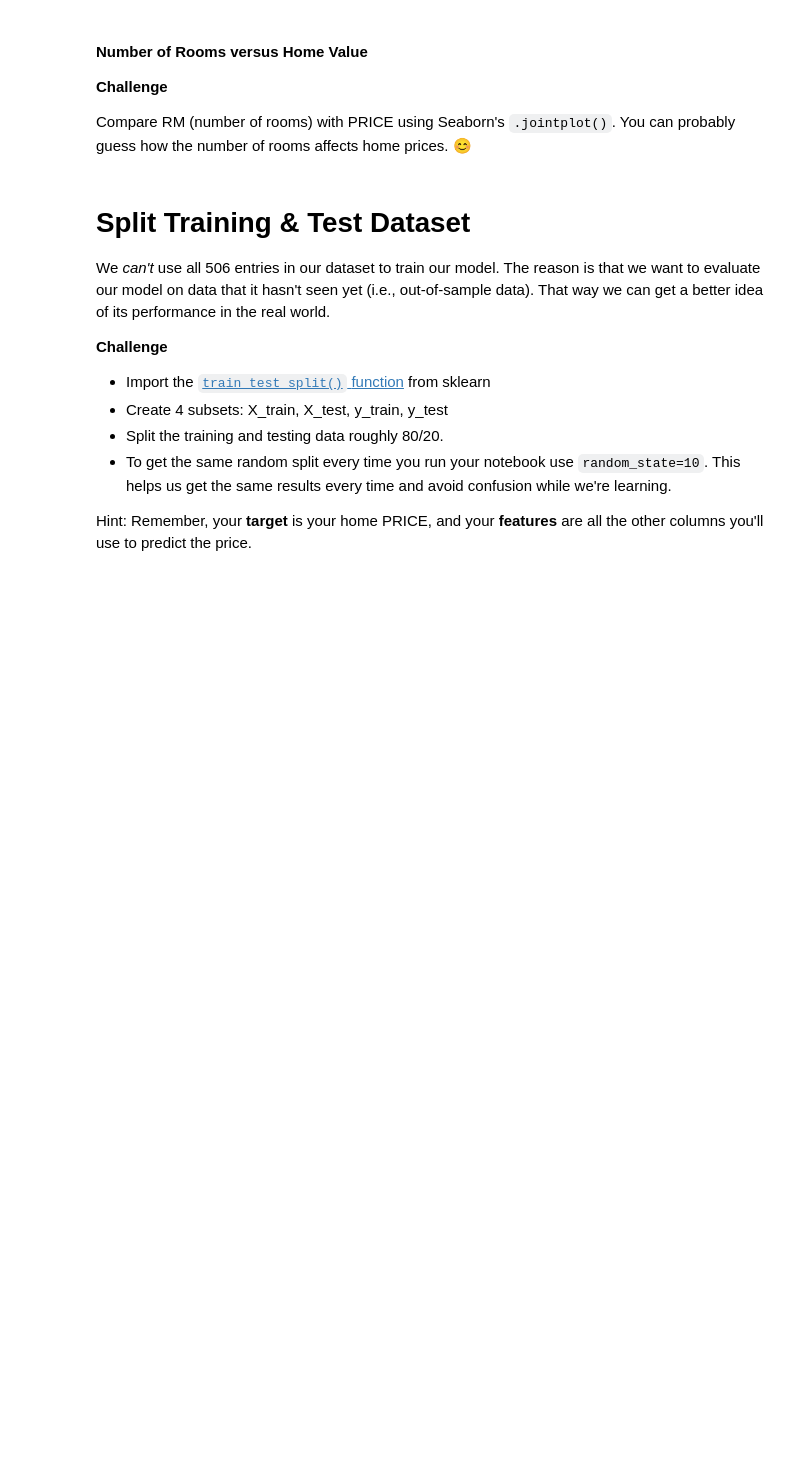
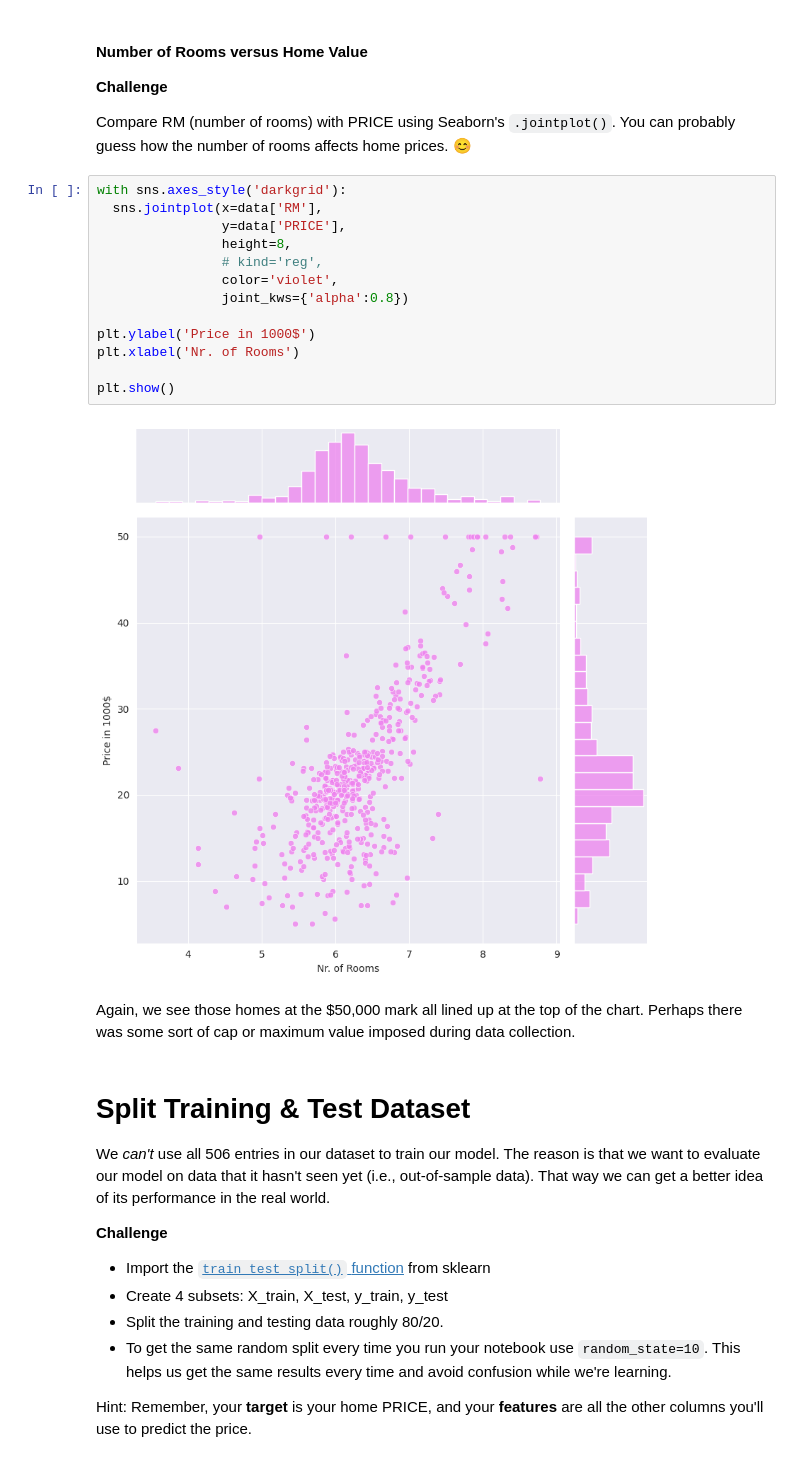
Before and after one commit to shahiddhariwala/boston_housing_prediction, a Jupyter notebook: Multivariable_Regression_and_Valuation_Model_(start).ipynb, the cells around one changed output. Drawn from its saved outputs; the diff is of its cells as text; blank space fills up the shorter version.

```diff
--- a/Multivariable_Regression_and_Valuation_Model_(start).ipynb
+++ b/Multivariable_Regression_and_Valuation_Model_(start).ipynb
@@ -432,6 +449,23 @@ Compare LSTAT with PRICE using Seaborn's `.jointplot()`. How does the proportion
 **Challenge**
 
 Compare RM (number of rooms) with PRICE using Seaborn's `.jointplot()`. You can probably guess how the number of rooms affects home prices. 😊
+# %%
+with sns.axes_style('darkgrid'):
+  sns.jointplot(x=data['RM'],
+                y=data['PRICE'],
+                height=8,
+                # kind='reg',
+                color='violet',
+                joint_kws={'alpha':0.8})
+
+plt.ylabel('Price in 1000$')
+plt.xlabel('Nr. of Rooms')
+
+plt.show()
+# %% [output]
+[figure, added]
+# %% [markdown]
+Again, we see those homes at the $50,000 mark all lined up at the top of the chart. Perhaps there was some sort of cap or maximum value imposed during data collection.
 # %% [markdown]
 # Split Training & Test Dataset
 
```
Also changed, not shown: parts of 2 cells of this notebook.
